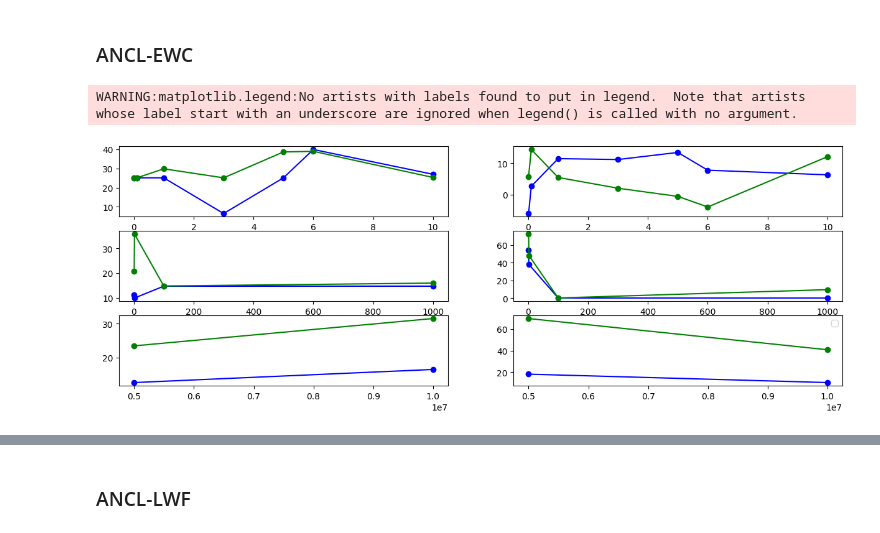
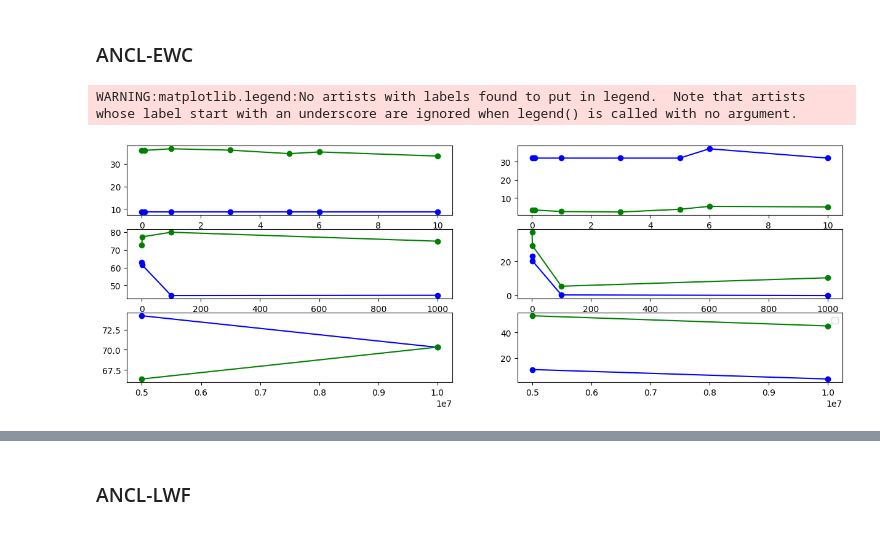
Before and after one commit to itsmemala/FABR, a Jupyter notebook: CL_Metrics.ipynb, the cells around one changed output, grey strips where cells are left out. Saved outputs shown, nothing was run; the diff lists cells and outputs as text; code cells hidden in the pictures.

```diff
--- a/CL_Metrics.ipynb
+++ b/CL_Metrics.ipynb
@@ -1251,7 +1251,7 @@ WARNING:matplotlib.legend:No artists with labels found to put in legend.  Note t
 # %% [markdown]
 ### ANCL-EWC
 # %%
-t = 6
+t = 2
 datasets=['annomi','hwu64','hwu64']
 # path_alpharel = '/content/gdrive/MyDrive/Collas24/BehavSH/BehavSH_NoL1LAMAS_AdaptZero_2tasks.ind_max.'
 path_sets = [
@@ -1305,31 +1305,31 @@ for ax_idx,(dataset,paths,x_labels) in enumerate(zip(datasets,path_sets,x_label_
                 try:
                     if t==6:
                         score = get_overall_f1_all(ypath)
                     else:
                         score = get_overall_f1(ypath)
                 except FileNotFoundError:
                     continue
                 if score > best_score:
                     best_score = score
                     best_ancl_idx = ancl_idx
             ancl_path = path[:-1].replace('MAS','ANCLMAS').replace('EWC','ANCLEWC') + best_ancl_idx + '/'
             ypath = ancl_path + get_res_fname(rand_idx,ancl_path,dataset)
             if t==6:
                 l1_ancl.append(get_overall_f1_all(ypath)*100)
                 l2_ancl.append(get_forgetting_all(ypath)*100)
             else:
                 l1_ancl.append(get_overall_f1(ypath)*100)
                 l2_ancl.append(get_forgetting(ypath)*100)
 
         axes[ax_idx,0].plot(x_labels, l1, marker='o', color='blue')
         axes[ax_idx,0].plot(x_labels, l1_ancl, marker='o', color='green')
 
         axes[ax_idx,1].plot(x_labels, l2, marker='o', color='blue')
         axes[ax_idx,1].plot(x_labels, l2_ancl, marker='o', color='green')
 
 
 plt.legend()
 plt.show()
 # %% [output]
 WARNING:matplotlib.legend:No artists with labels found to put in legend.  Note that artists whose label start with an underscore are ignored when legend() is called with no argument.
-[figure, old version]
+[figure, new version]
```
Also changed, not shown: parts of 1 cell of this notebook, 3 other files.
